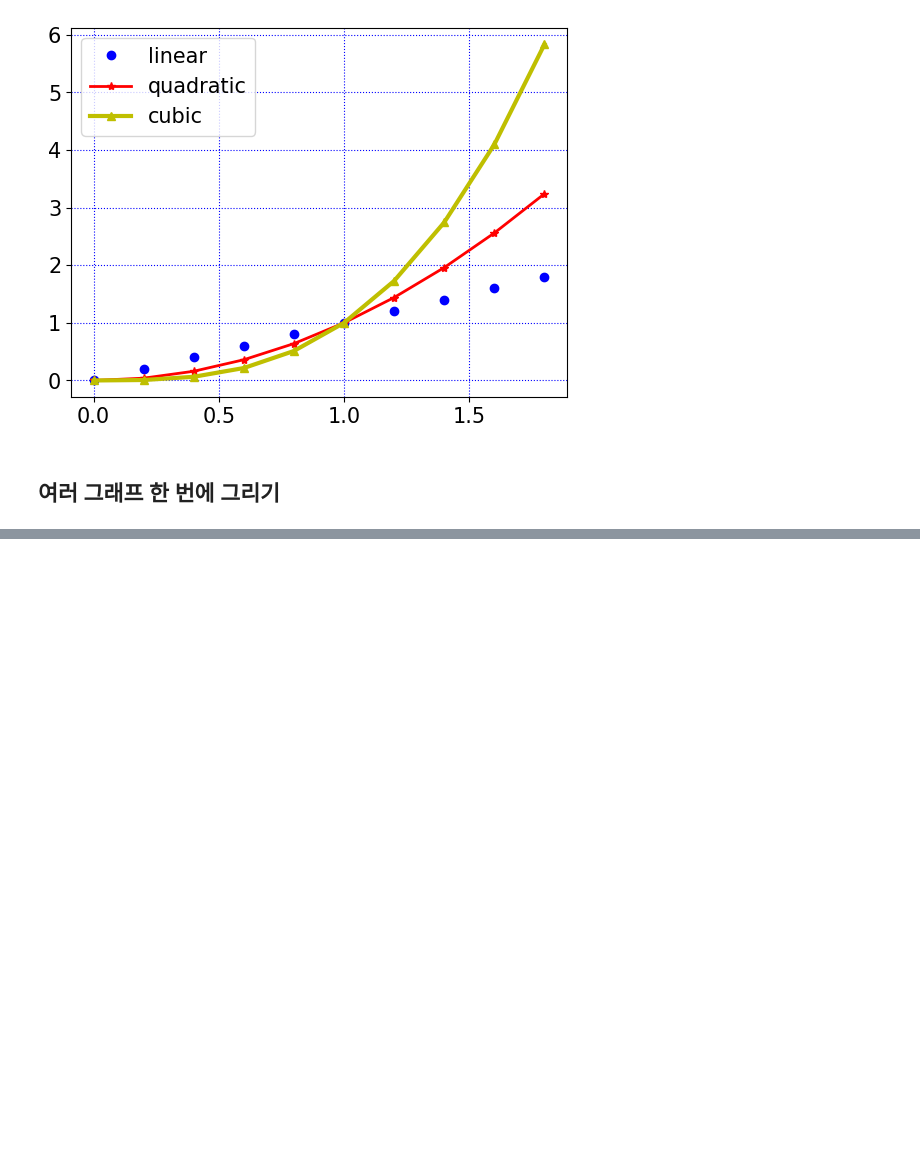
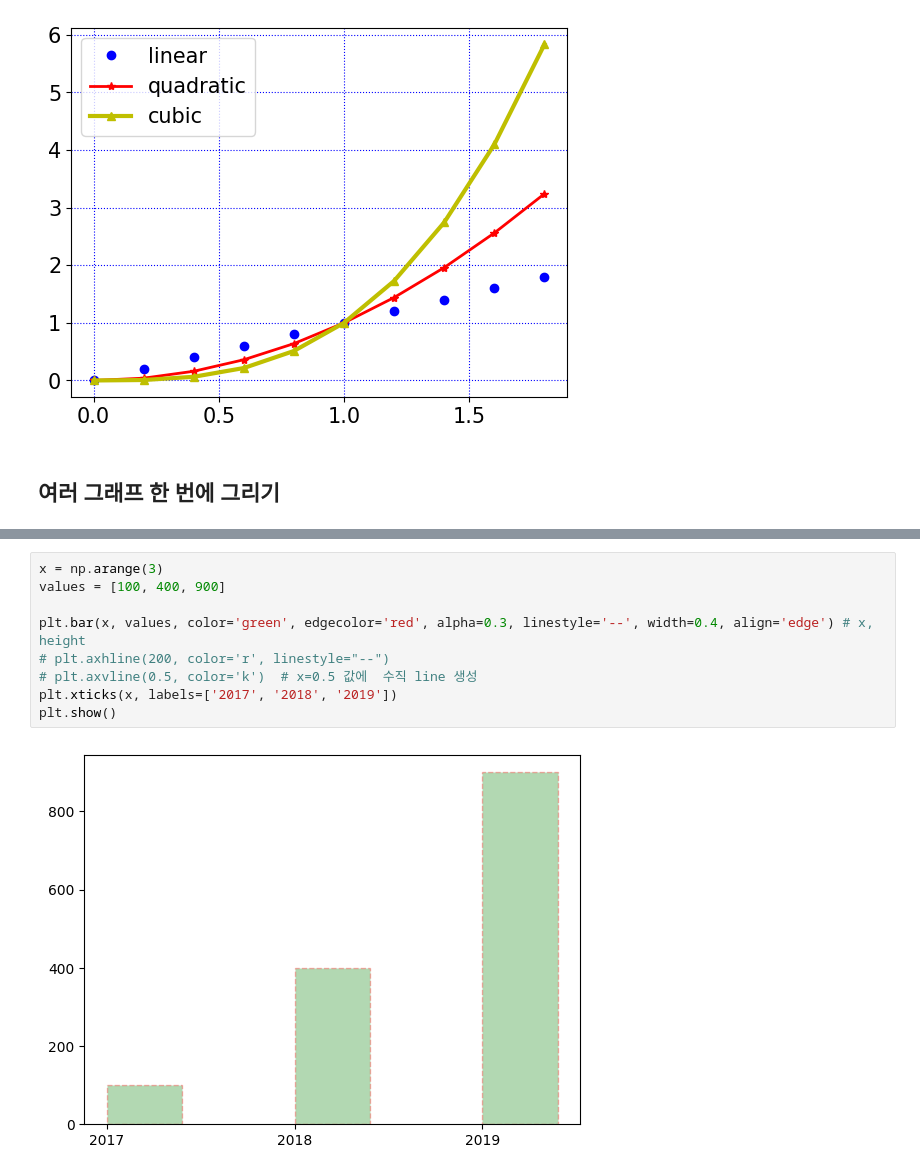
Before and after one commit to Minhyeok-kimm/TIL, a Jupyter notebook: Python/python_matplotlib.ipynb, the cells around one changed output, grey strips where cells are left out. Cells and saved outputs as stored; diff of their text form; blank space fills up the shorter version.

```diff
--- a/Python/python_matplotlib.ipynb
+++ b/Python/python_matplotlib.ipynb
@@ -254,0 +275,11 @@ plt.show()
+# %%
+x = np.arange(3)
+values = [100, 400, 900]
+
+plt.bar(x, values, color='green', edgecolor='red', alpha=0.3, linestyle='--', width=0.4, align='edge') # x, height
+# plt.axhline(200, color='r', linestyle="--")
+# plt.axvline(0.5, color='k')  # x=0.5 값에  수직 line 생성
+plt.xticks(x, labels=['2017', '2018', '2019'])
+plt.show()
+# %% [output]
+[figure, added]
```
Also changed, not shown: parts of 25 cells of this notebook, 1 other file.
